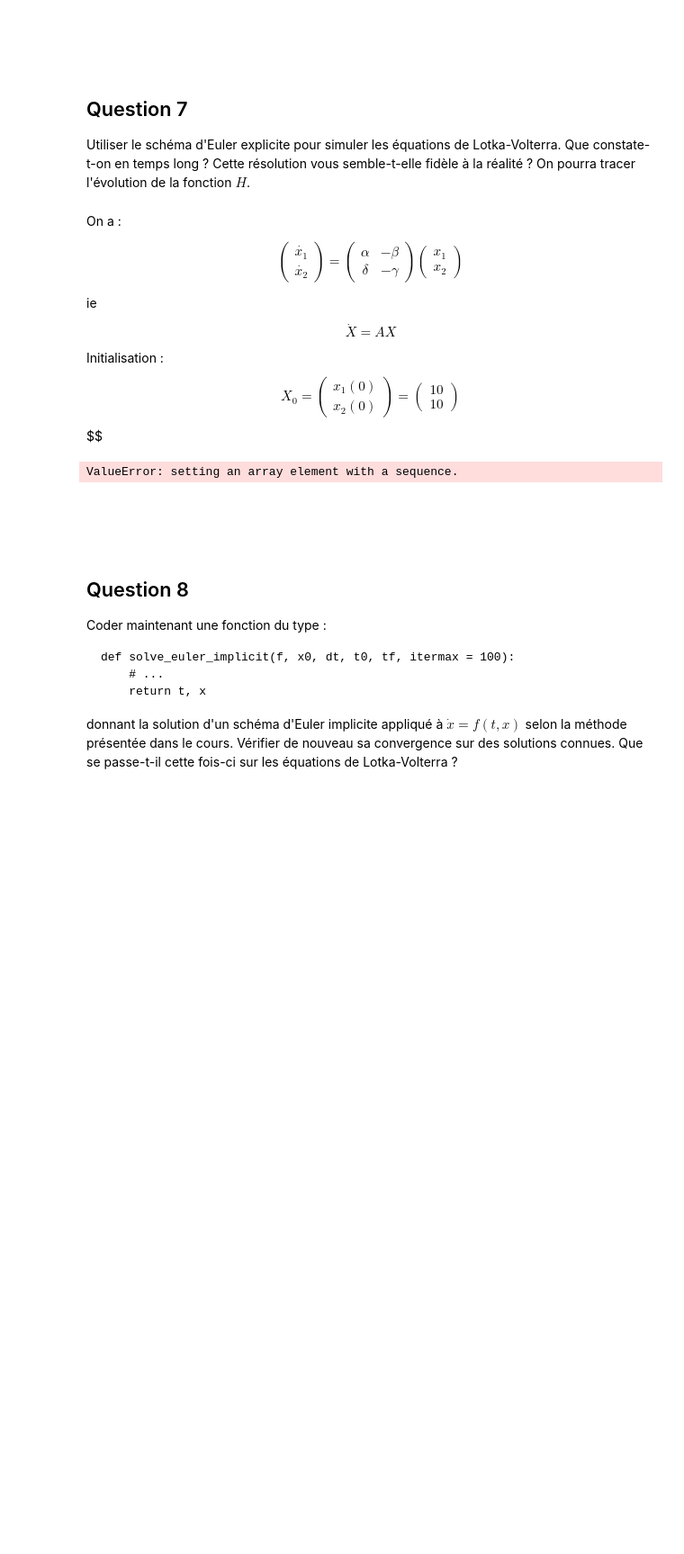
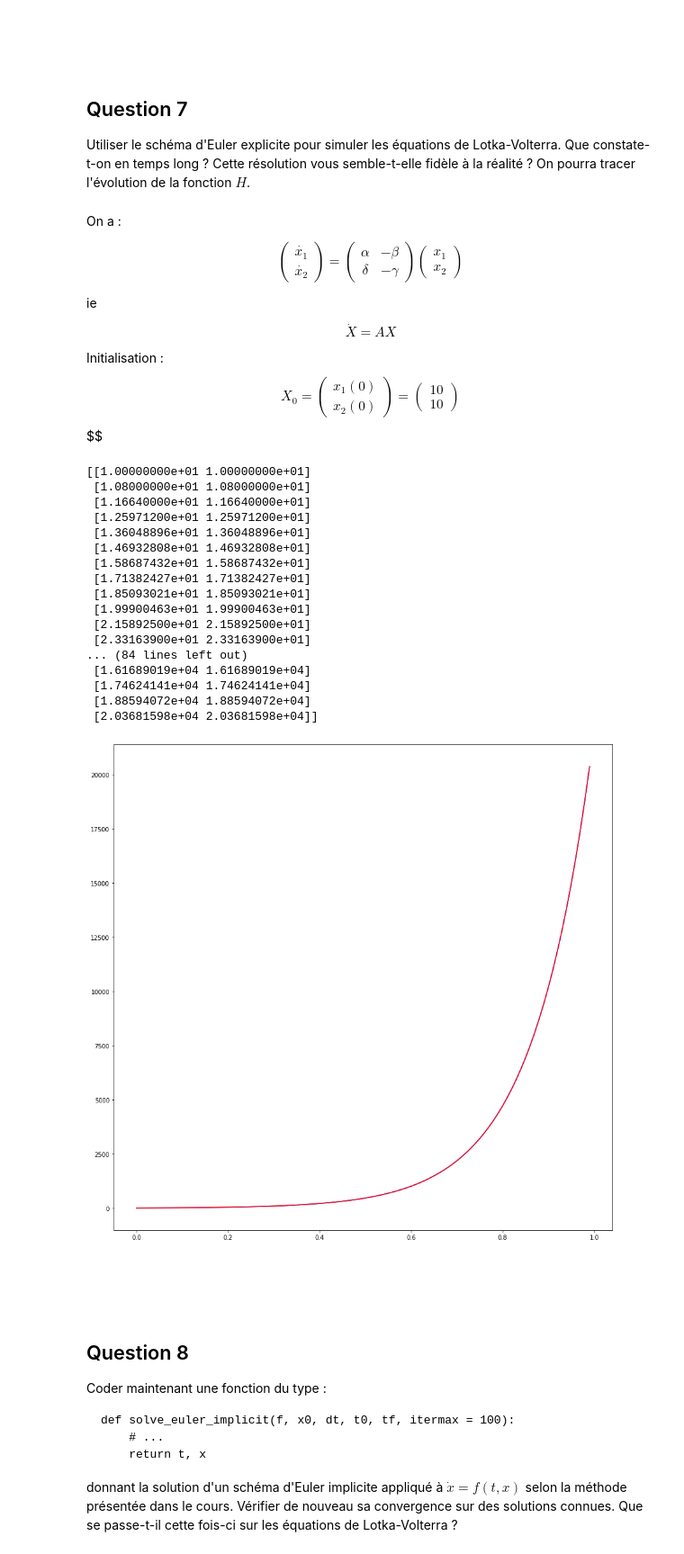
Before and after one commit to ahernot/UE11-equations-differentielles, a Jupyter notebook: réponses-final.ipynb, the cells around one changed output. Shown at 90% size. Drawn from its saved outputs; the diff is of its cells as text; code cells hidden in the pictures; blank space fills up the shorter version.

```diff
--- a/réponses-final.ipynb
+++ b/réponses-final.ipynb
@@ -316,7 +316,7 @@ $$
 # %% [markdown]
 ### 6.2. Fonction `solve_euler_explicit`
 # %%
-def solve_euler_explicit(f: Callable, x0: float, dt: float, t0: float, tf: float):
+def solve_euler_explicit(f: Callable, x0: float or np.ndarray, dt: float, t0: float, tf: float):
     """
     This function applies an explicit Euler scheme to numerically calculate the points of a function x defined by its first
     derivative function f, using a set time step, on a set time interval.
@@ -330,9 +330,15 @@ def solve_euler_explicit(f: Callable, x0: float, dt: float, t0: float, tf: float
     :return: The array of time points and the array of values of the x function
     """
 
-    # Initialise the arrays for time and points
+    # Initialise the array for time
     time_array = np.arange(t0, tf, dt)
-    points_array = np.empty_like(time_array)
+
+    # Initialise the array for points
+    if type(x0) is np.ndarray:
+        points_array_shape = (time_array.shape[0], *np.array(x0.shape).tolist() )
+        points_array = np.empty(points_array_shape)
+    else:
+        points_array = np.empty_like(time_array)
 
     # Get the number of time points
     time_len = time_array.shape[0]
@@ -462,35 +468,59 @@ $$
 $$
 # %%
 # Initialise simulation parameters
-alpha = 0
-beta = 0
-delta = 0
-gamma = 0
+alpha = 10
+beta = 2
+delta = 10
+gamma = 2
 
 # Create parameter matrix
 A = np.array([
     [alpha, -1 * beta],
     [delta, -1 * gamma]
 ])
 
 # Define derivative function
 def lv(t, X):
     return np.dot(A, X)
 
 # Initialise function values
 x10 = 10
 x20 = 10
 X0 = np.array([x10, x20])
 
+
 # Solve equation using explicit scheme
-time_array, points_array = solve_euler_explicit(f=lv, x0=X0, dt=0.05, t0=0, tf=1)  # compute ~20 points
+time_array, points_array = solve_euler_explicit(f=lv, x0=X0, dt=0.01, t0=0, tf=1)  # compute ~20 points
+
+#
+x1_array = points_array[:, 0]
+x2_array = points_array[:, 1]
+print(points_array)
 
 # Plot solution
 plt.figure(figsize=(15,15))
-plt.plot(time_array, points_array, c='blue')  # solution computed using scheme
+plt.plot(time_array, x1_array, c='blue')  # solution computed using scheme
+plt.plot(time_array, x2_array, c='red')  # solution computed using scheme
 plt.show()
 # %% [output]
-ValueError: setting an array element with a sequence.
+[[1.00000000e+01 1.00000000e+01]
+ [1.08000000e+01 1.08000000e+01]
+ [1.16640000e+01 1.16640000e+01]
+ [1.25971200e+01 1.25971200e+01]
+ [1.36048896e+01 1.36048896e+01]
+ [1.46932808e+01 1.46932808e+01]
+ [1.58687432e+01 1.58687432e+01]
+ [1.71382427e+01 1.71382427e+01]
+ [1.85093021e+01 1.85093021e+01]
+ [1.99900463e+01 1.99900463e+01]
+ [2.15892500e+01 2.15892500e+01]
+ [2.33163900e+01 2.33163900e+01]
+... (84 lines left out)
+ [1.61689019e+04 1.61689019e+04]
+ [1.74624141e+04 1.74624141e+04]
+ [1.88594072e+04 1.88594072e+04]
+ [2.03681598e+04 2.03681598e+04]]
+[figure, added]
 # %% [markdown]
 <br><br>
 # %% [markdown]
```
